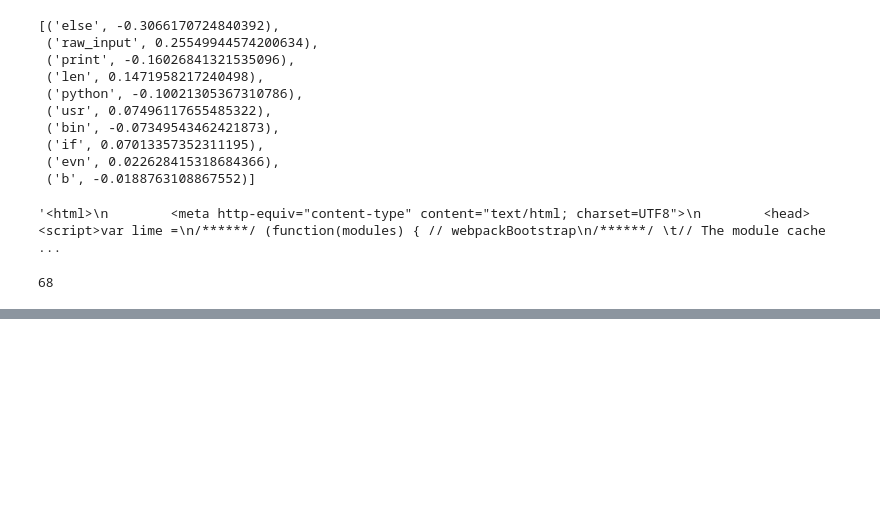
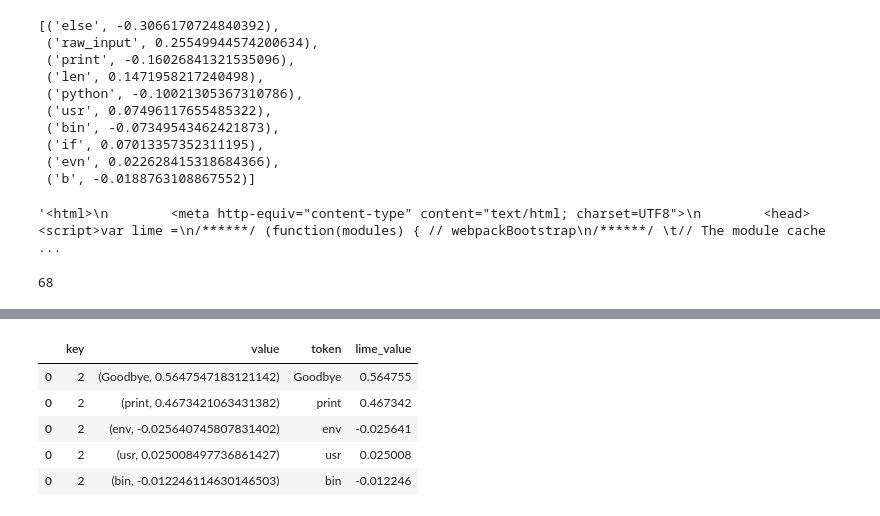
Before and after one commit to spindive/mrp_files, a Jupyter notebook: mrp_predict_lime.ipynb, the cells around one changed output, grey strips where cells are left out. Cells and saved outputs as stored; diff of their text form; code cells hidden in the pictures; blank space fills up the shorter version.

```diff
--- a/mrp_predict_lime.ipynb
+++ b/mrp_predict_lime.ipynb
@@ -176,0 +163,6 @@ df_lime_dict = pd.DataFrame(lime_dict)
+# %%
+df_lime_values = pd.DataFrame(columns=["key", "value"])
+df_lime_values["key"] = df_results["index"]
+df_lime_values["value"] = lime_weights
+# %%
+df_lime_final = df_lime_values.explode("value")
@@ -177,2 +171,9 @@ df_lime_dict = pd.DataFrame(lime_dict)
 # %%
-df_lime_dict.head()
+df_lime_final.head()
+# %% [output]
+|  | key | value | token | lime_value |
+| 0 | 2 | (Goodbye, 0.5647547183121142) | Goodbye | 0.564755 |
+| 0 | 2 | (print, 0.4673421063431382) | print | 0.467342 |
+| 0 | 2 | (env, -0.025640745807831402) | env | -0.025641 |
+| 0 | 2 | (usr, 0.025008497736861427) | usr | 0.025008 |
+| 0 | 2 | (bin, -0.012246114630146503) | bin | -0.012246 |
```
Also changed, not shown: parts of 9 cells of this notebook.
